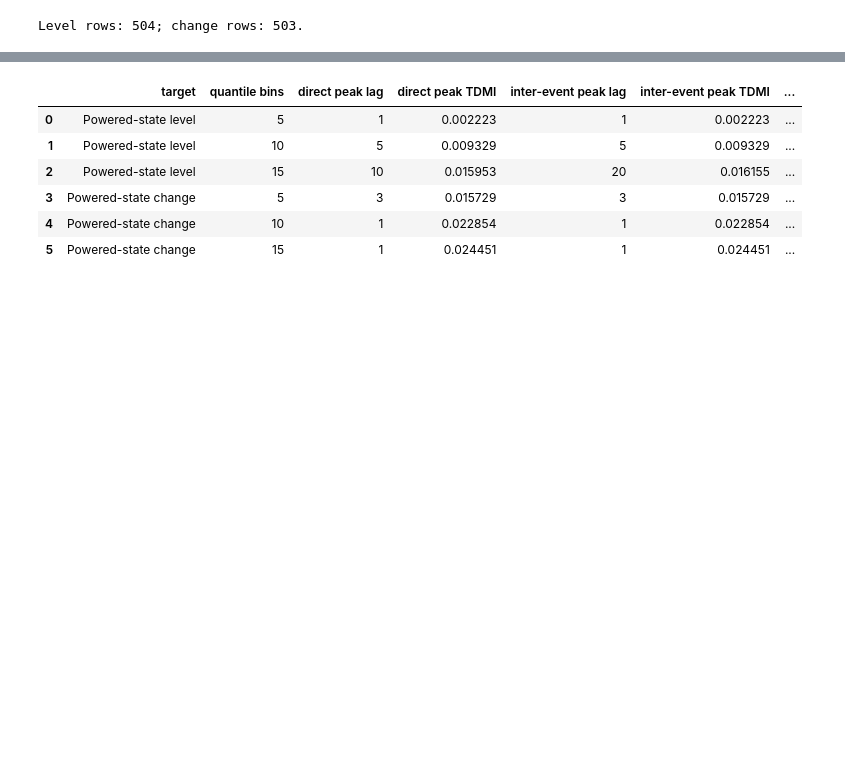
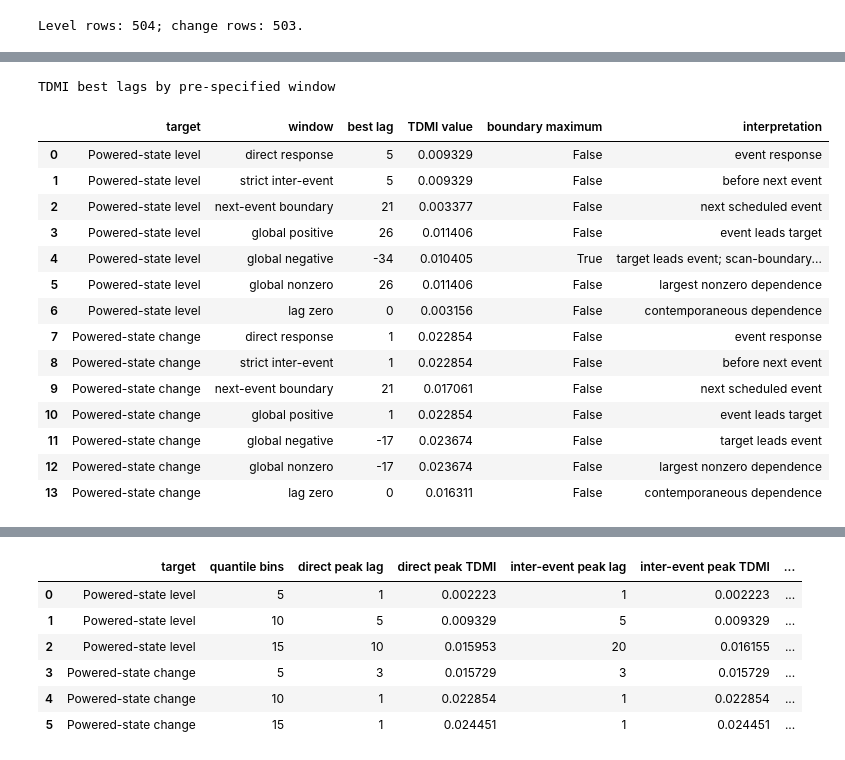
Before and after one commit to JivN24/HSBC-AN-RN, a Jupyter notebook: CODEWORK/Linus' Task Re-Do/01_dense_periodic_n1_gc_tdmi.ipynb, the cells around one changed output, grey strips where cells are left out. Cells and saved outputs as stored; diff of their text form; code cells hidden in the pictures; blank space fills up the shorter version.

```diff
--- a/CODEWORK/Linus' Task Re-Do/01_dense_periodic_n1_gc_tdmi.ipynb
+++ b/CODEWORK/Linus' Task Re-Do/01_dense_periodic_n1_gc_tdmi.ipynb
@@ -203,0 +278,20 @@ plt.show()
+# %%
+tdmi_best_lag_table=pd.concat([level_tdmi_summary,change_tdmi_summary],ignore_index=True)
+print('TDMI best lags by pre-specified window'); display(tdmi_best_lag_table.style.format({'TDMI value':'{:.6f}'}))
+# %% [output]
+TDMI best lags by pre-specified window
+|  | target | window | best lag | TDMI value | boundary maximum | interpretation |
+| 0 | Powered-state level | direct response | 5 | 0.009329 | False | event response |
+| 1 | Powered-state level | strict inter-event | 5 | 0.009329 | False | before next event |
+| 2 | Powered-state level | next-event boundary | 21 | 0.003377 | False | next scheduled event |
+| 3 | Powered-state level | global positive | 26 | 0.011406 | False | event leads target |
+| 4 | Powered-state level | global negative | -34 | 0.010405 | True | target leads event; scan-boundary... |
+| 5 | Powered-state level | global nonzero | 26 | 0.011406 | False | largest nonzero dependence |
+| 6 | Powered-state level | lag zero | 0 | 0.003156 | False | contemporaneous dependence |
+| 7 | Powered-state change | direct response | 1 | 0.022854 | False | event response |
+| 8 | Powered-state change | strict inter-event | 1 | 0.022854 | False | before next event |
+| 9 | Powered-state change | next-event boundary | 21 | 0.017061 | False | next scheduled event |
+| 10 | Powered-state change | global positive | 1 | 0.022854 | False | event leads target |
+| 11 | Powered-state change | global negative | -17 | 0.023674 | False | target leads event |
+| 12 | Powered-state change | global nonzero | -17 | 0.023674 | False | largest nonzero dependence |
+| 13 | Powered-state change | lag zero | 0 | 0.016311 | False | contemporaneous dependence |
```
Also changed, not shown: parts of 30 cells of this notebook, 5 other files.
